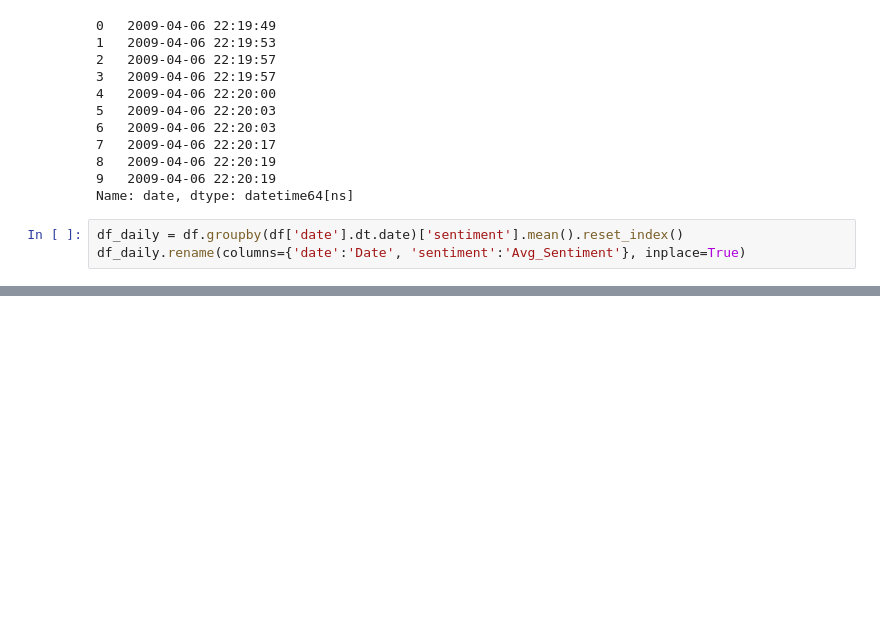
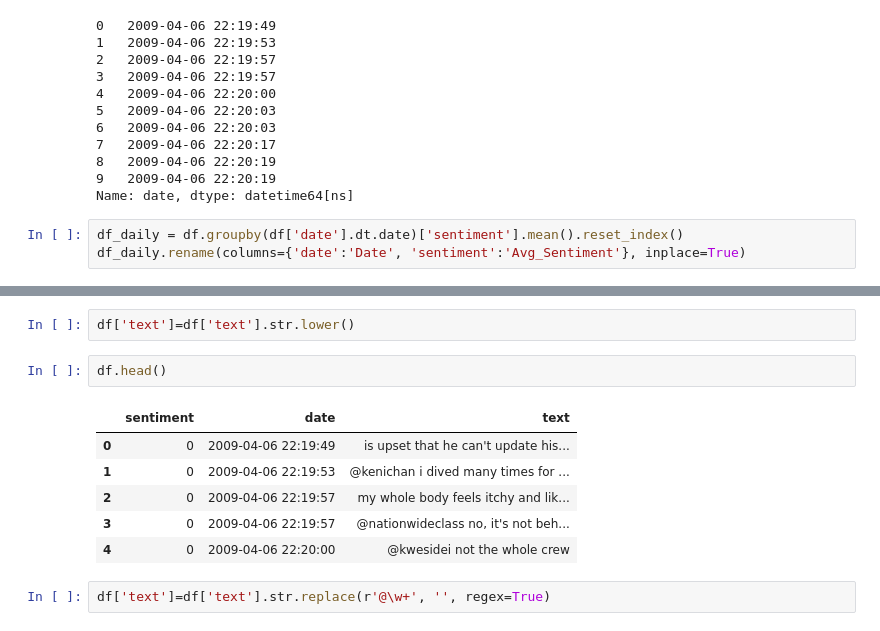
Before and after one commit to ris2002/Sentiment-Analysis-MLOPS, a Jupyter notebook: src/data_clean_verify.ipynb, the cells around one changed output, grey strips where cells are left out. Cells and saved outputs as stored; diff of their text form; blank space fills up the shorter version.

```diff
--- a/src/data_clean_verify.ipynb
+++ b/src/data_clean_verify.ipynb
@@ -110,0 +117,13 @@ plt.show()
+# %%
+df['text']=df['text'].str.lower()
+# %%
+df.head()
+# %% [output]
+|  | sentiment | date | text |
+| 0 | 0 | 2009-04-06 22:19:49 | is upset that he can't update his... |
+| 1 | 0 | 2009-04-06 22:19:53 | @kenichan i dived many times for ... |
+| 2 | 0 | 2009-04-06 22:19:57 | my whole body feels itchy and lik... |
+| 3 | 0 | 2009-04-06 22:19:57 | @nationwideclass no, it's not beh... |
+| 4 | 0 | 2009-04-06 22:20:00 | @kwesidei not the whole crew |
+# %%
+df['text']=df['text'].str.replace(r'@\w+', '', regex=True)
```
Also changed, not shown: parts of 15 cells of this notebook, 6 other files.
